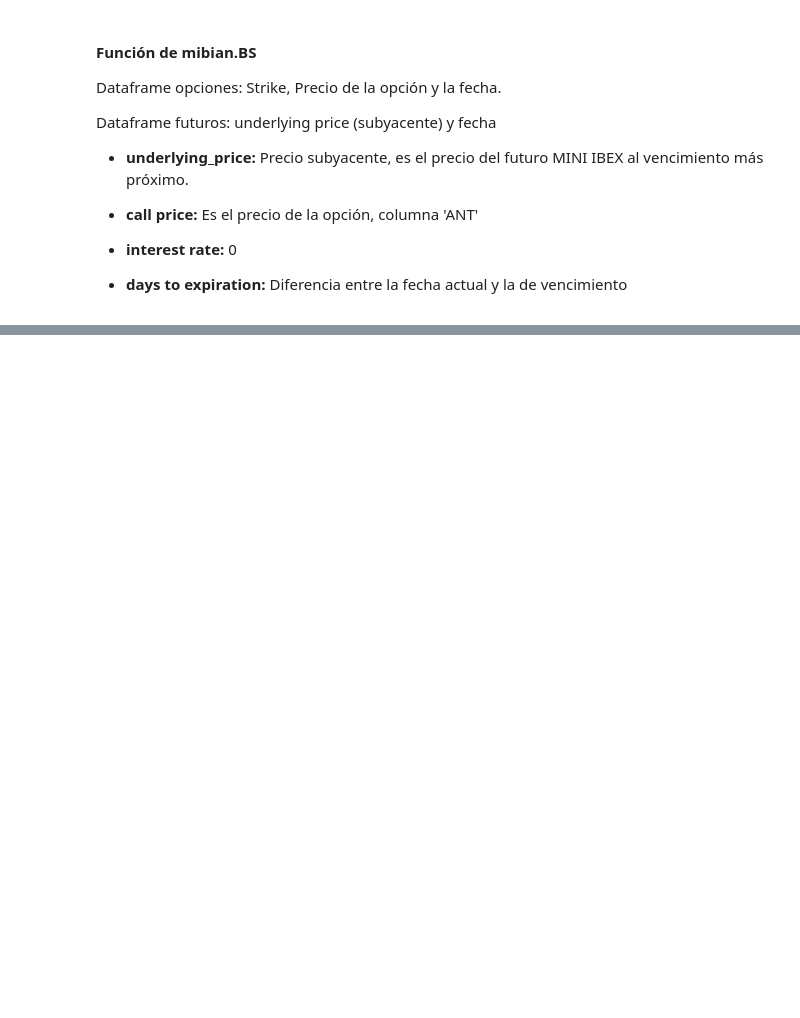
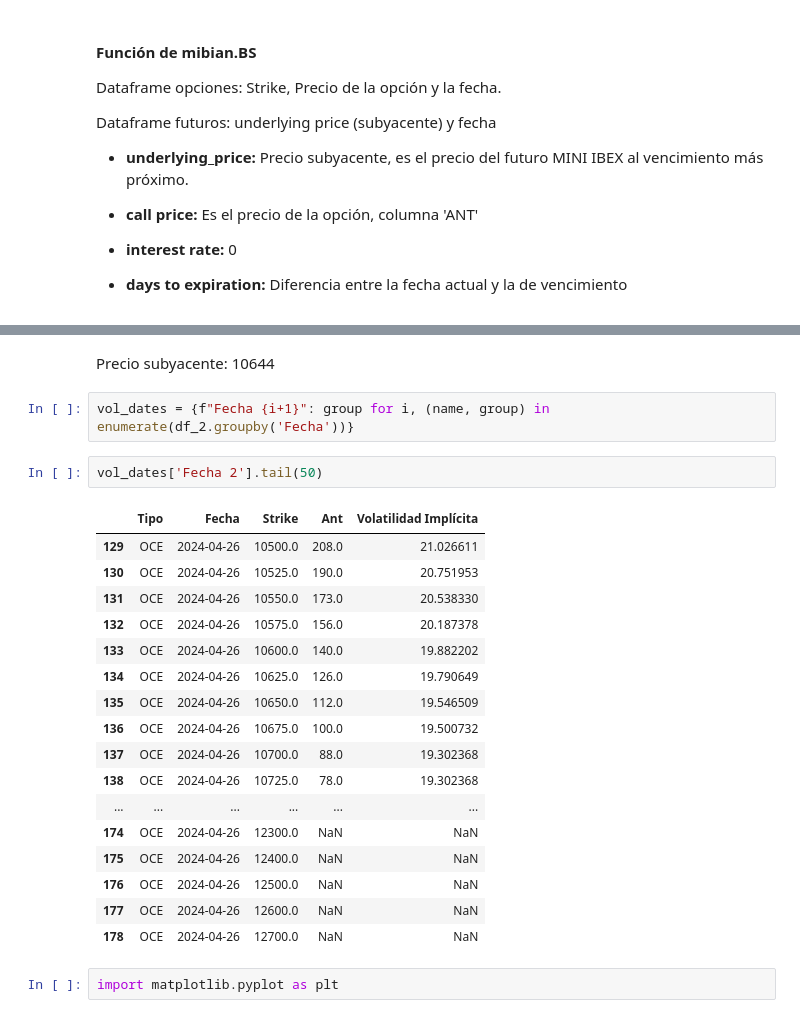
Before and after one commit to aperezcoscu/Practica-3, a Jupyter notebook: Practica.ipynb, the cells around one changed output, grey strips where cells are left out. Drawn from its saved outputs; the diff is of its cells as text; blank space fills up the shorter version.

```diff
--- a/Practica.ipynb
+++ b/Practica.ipynb
@@ -321,0 +284,26 @@ Dataframe futuros: underlying price (subyacente) y fecha
+# %% [markdown]
+Precio subyacente: 10644
+# %%
+vol_dates = {f"Fecha {i+1}": group for i, (name, group) in enumerate(df_2.groupby('Fecha'))}
+# %%
+vol_dates['Fecha 2'].tail(50)
+# %% [output]
+|  | Tipo | Fecha | Strike | Ant | Volatilidad Implícita |
+| 129 | OCE | 2024-04-26 | 10500.0 | 208.0 | 21.026611 |
+| 130 | OCE | 2024-04-26 | 10525.0 | 190.0 | 20.751953 |
+| 131 | OCE | 2024-04-26 | 10550.0 | 173.0 | 20.538330 |
+| 132 | OCE | 2024-04-26 | 10575.0 | 156.0 | 20.187378 |
+| 133 | OCE | 2024-04-26 | 10600.0 | 140.0 | 19.882202 |
+| 134 | OCE | 2024-04-26 | 10625.0 | 126.0 | 19.790649 |
+| 135 | OCE | 2024-04-26 | 10650.0 | 112.0 | 19.546509 |
+| 136 | OCE | 2024-04-26 | 10675.0 | 100.0 | 19.500732 |
+| 137 | OCE | 2024-04-26 | 10700.0 | 88.0 | 19.302368 |
+| 138 | OCE | 2024-04-26 | 10725.0 | 78.0 | 19.302368 |
+| ... | ... | ... | ... | ... | ... |
+| 174 | OCE | 2024-04-26 | 12300.0 | NaN | NaN |
+| 175 | OCE | 2024-04-26 | 12400.0 | NaN | NaN |
+| 176 | OCE | 2024-04-26 | 12500.0 | NaN | NaN |
+| 177 | OCE | 2024-04-26 | 12600.0 | NaN | NaN |
+| 178 | OCE | 2024-04-26 | 12700.0 | NaN | NaN |
+# %%
+import matplotlib.pyplot as plt
```
Also changed, not shown: parts of 15 cells of this notebook.
